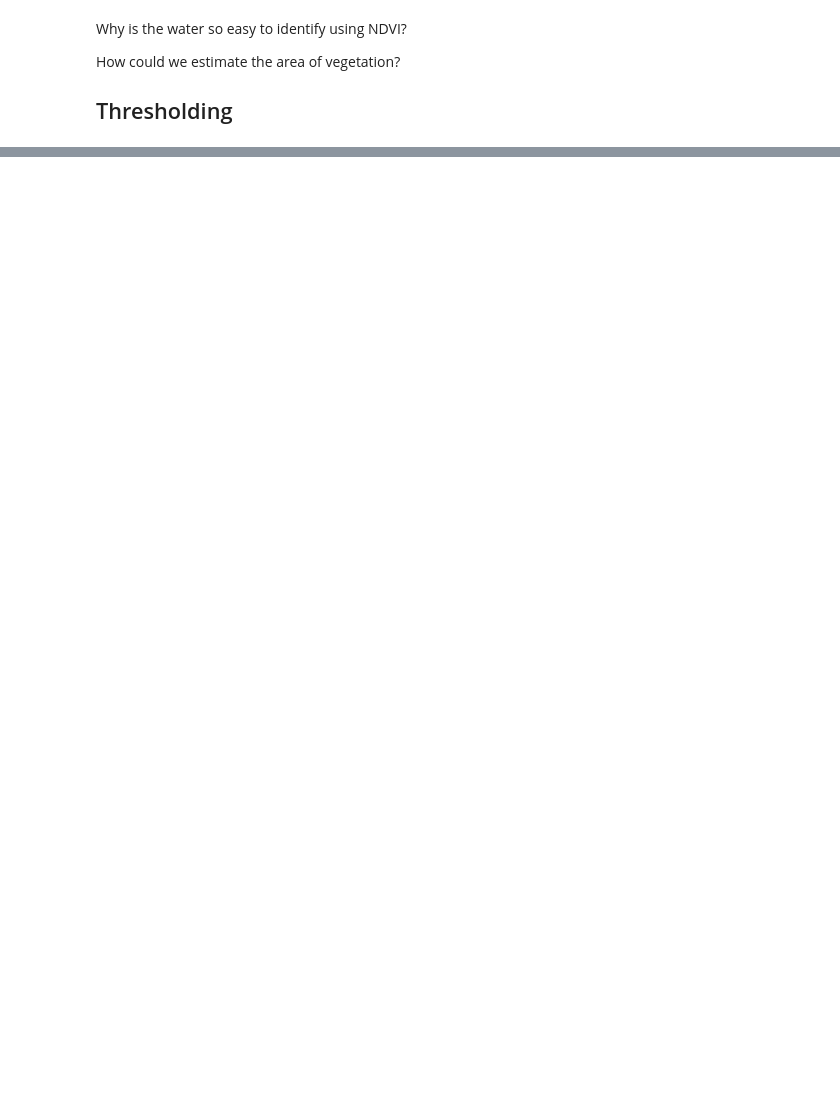
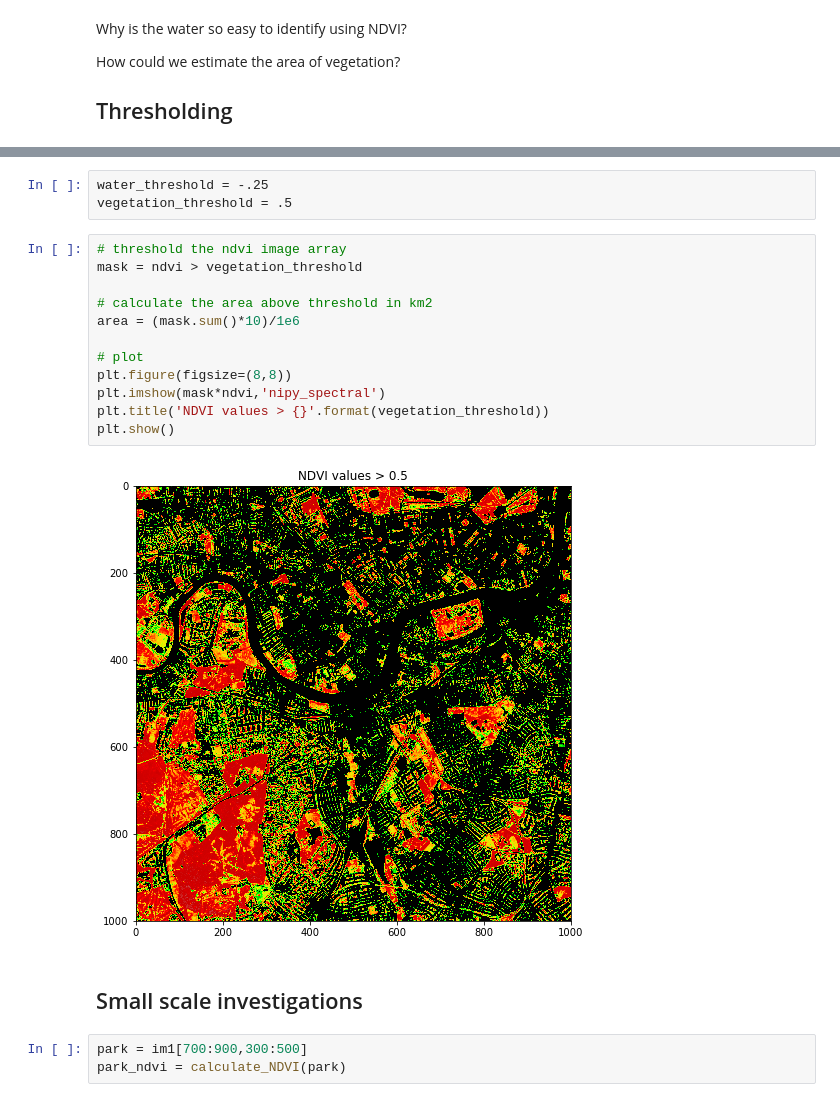
Before and after one commit to joe-fennell/data-analysis-part-1, a Jupyter notebook: Sentinel2_Example.ipynb, the cells around one changed output, grey strips where cells are left out. Saved outputs shown, nothing was run; the diff lists cells and outputs as text; blank space fills up the shorter version.

```diff
--- a/Sentinel2_Example.ipynb
+++ b/Sentinel2_Example.ipynb
@@ -109,0 +98,22 @@ streetview?
+# %%
+water_threshold = -.25
+vegetation_threshold = .5
+# %%
+# threshold the ndvi image array
+mask = ndvi > vegetation_threshold
+
+# calculate the area above threshold in km2
+area = (mask.sum()*10)/1e6
+
+# plot
+plt.figure(figsize=(8,8))
+plt.imshow(mask*ndvi,'nipy_spectral')
+plt.title('NDVI values > {}'.format(vegetation_threshold))
+plt.show()
+# %% [output]
+[figure, added]
+# %% [markdown]
+## Small scale investigations
+# %%
+park = im1[700:900,300:500]
+park_ndvi = calculate_NDVI(park)
```
Also changed, not shown: parts of 17 cells of this notebook, 1 other file.
